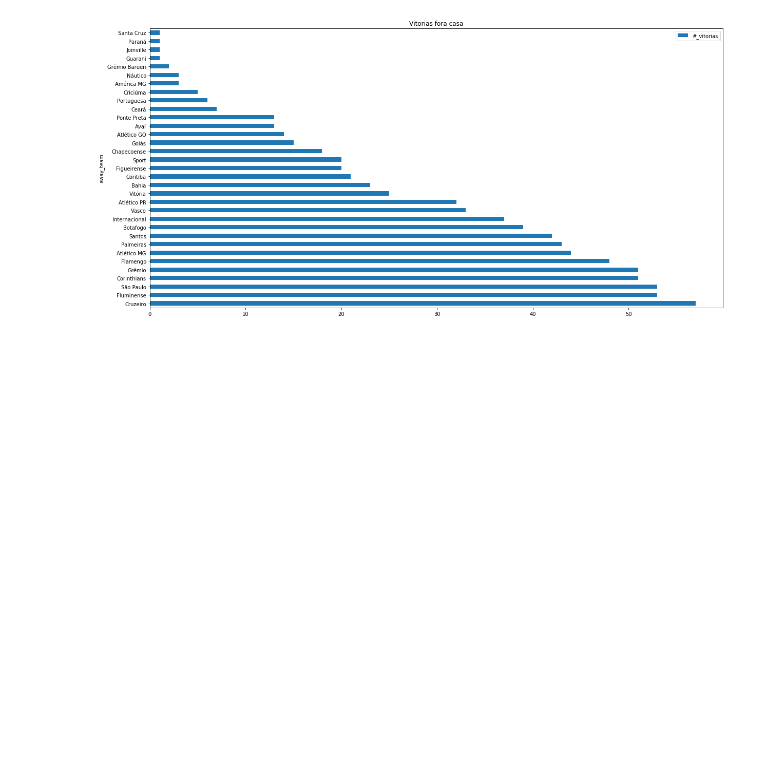
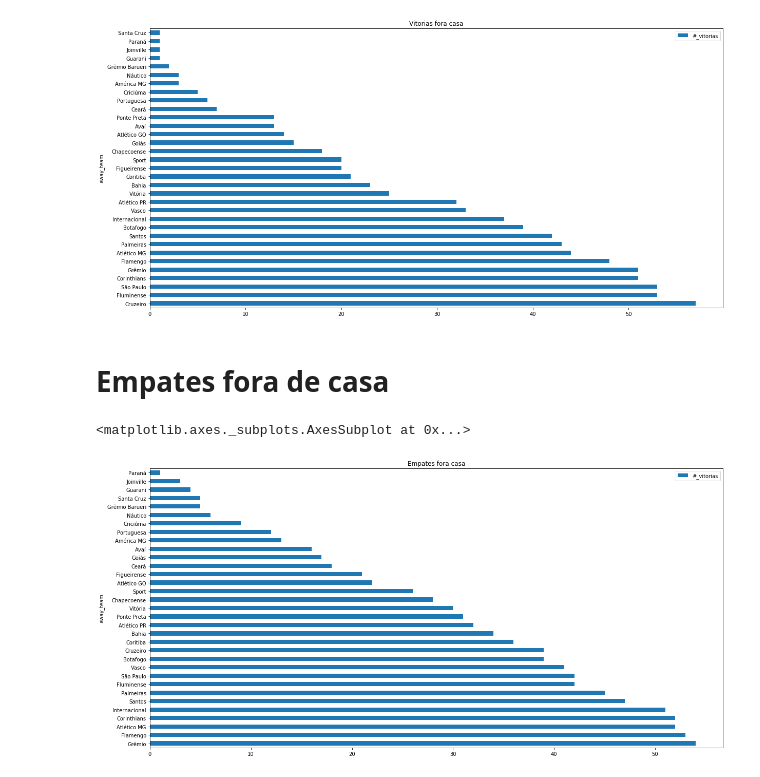
Before and after one commit to hlapa/brazilian_soccer_prediction, a Jupyter notebook: EDA.ipynb, the cells around one changed output. Drawn from its saved outputs; the diff is of its cells as text; code cells hidden in the pictures; blank space fills up the shorter version.

```diff
--- a/EDA.ipynb
+++ b/EDA.ipynb
@@ -188,3 +168,12 @@ vitorias_aw.set_index('away_team').plot.barh(figsize=(20,10),title='Vitorias for
 # %% [output]
 <matplotlib.axes._subplots.AxesSubplot at 0x...>
 [figure]
+# %% [markdown]
+# Empates fora de casa
+# %%
+empates_aw=temp3[temp3['winner']=='D']
+# %%
+empates_aw.set_index('away_team').plot.barh(figsize=(20,10),title='Empates fora casa')
+# %% [output]
+<matplotlib.axes._subplots.AxesSubplot at 0x...>
+[figure, added]
```
Also changed, not shown: parts of 23 cells of this notebook.
